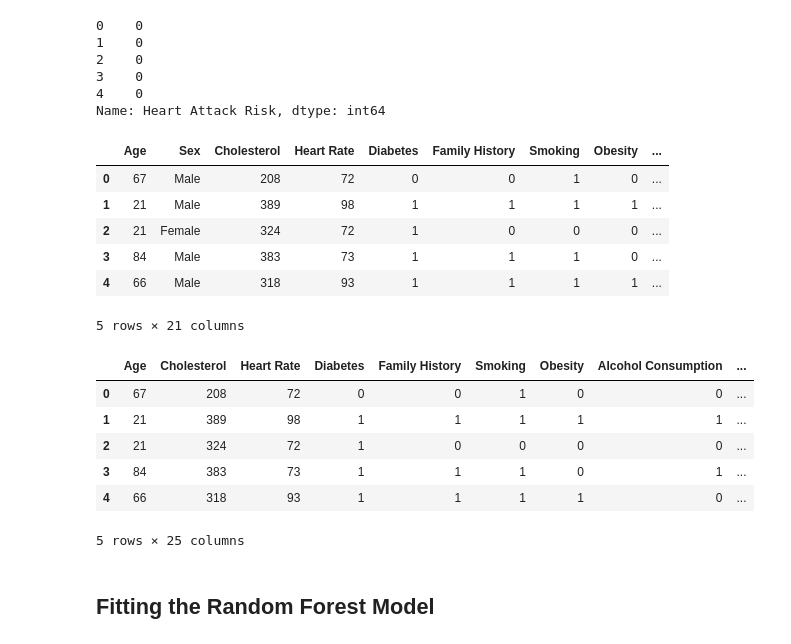
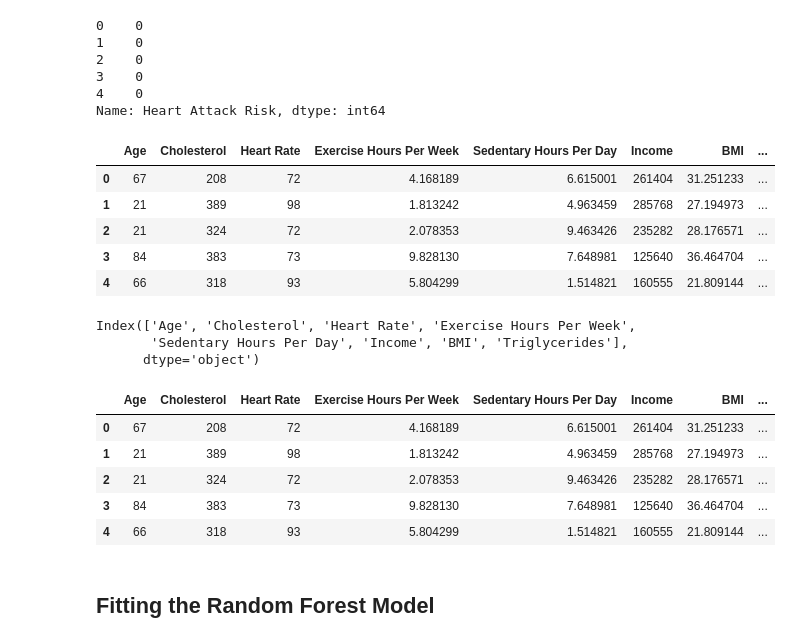
Before and after one commit to bill-leang/project4_group3_health_ml, a Jupyter notebook: BJ Trial/heart_explore random forest 1 standard.ipynb, the cells around one changed output. Drawn from its saved outputs; the diff is of its cells as text; code cells hidden in the pictures.

```diff
--- a/BJ Trial/heart_explore random forest 1 standard.ipynb
+++ b/BJ Trial/heart_explore random forest 1 standard.ipynb
@@ -58,45 +59,52 @@ Name: Heart Attack Risk, dtype: int64
 # %%
 # Define features set
 X = df_heart.copy()
-X.drop(["Patient ID","Blood Pressure","Blood Pressure","Country","Continent","Heart Attack Risk"], axis=1, inplace=True)
+X.drop(["Patient ID","Blood Pressure","Blood Pressure","Country","Continent","Hemisphere",
+        "Smoking", "Diabetes", "Obesity", "Alcohol Consumption", "Previous Heart Problems", "Medication Use",
+        "Family History", "Diet", "Sleep Hours Per Day", "Physical Activity Days Per Week", "Heart Attack Risk",
+        "Stress Level", "Sex"], axis=1, inplace=True)
 X.head()
 # %% [output]
-|  | Age | Sex | Cholesterol | Heart Rate | Diabetes | Family History | Smoking | Obesity | ... |
-| 0 | 67 | Male | 208 | 72 | 0 | 0 | 1 | 0 | ... |
-| 1 | 21 | Male | 389 | 98 | 1 | 1 | 1 | 1 | ... |
-| 2 | 21 | Female | 324 | 72 | 1 | 0 | 0 | 0 | ... |
-| 3 | 84 | Male | 383 | 73 | 1 | 1 | 1 | 0 | ... |
-| 4 | 66 | Male | 318 | 93 | 1 | 1 | 1 | 1 | ... |
+|  | Age | Cholesterol | Heart Rate | Exercise Hours Per Week | Sedentary Hours Per Day | Income | BMI | ... |
+| 0 | 67 | 208 | 72 | 4.168189 | 6.615001 | 261404 | 31.251233 | ... |
+| 1 | 21 | 389 | 98 | 1.813242 | 4.963459 | 285768 | 27.194973 | ... |
+| 2 | 21 | 324 | 72 | 2.078353 | 9.463426 | 235282 | 28.176571 | ... |
+| 3 | 84 | 383 | 73 | 9.828130 | 7.648981 | 125640 | 36.464704 | ... |
+| 4 | 66 | 318 | 93 | 5.804299 | 1.514821 | 160555 | 21.809144 | ... |
-5 rows × 21 columns
+# %%
+print(X.columns)
+# %% [output]
+Index(['Age', 'Cholesterol', 'Heart Rate', 'Exercise Hours Per Week',
+       'Sedentary Hours Per Day', 'Income', 'BMI', 'Triglycerides'],
+      dtype='object')
 # %%
-# Sex Convert categorical column to binary (dummy) variables
-df_dummies = pd.get_dummies(X['Sex'], prefix='Sex')
-X.drop(["Sex"], axis=1, inplace=True)
-# Concatenate the dummy variables with the original DataFrame
-X = pd.concat([X, df_dummies], axis=1)
+# # Sex Convert categorical column to binary (dummy) variables
+# df_dummies = pd.get_dummies(X['Sex'], prefix='Sex')
+# X.drop(["Sex"], axis=1, inplace=True)
+# # Concatenate the dummy variables with the original DataFrame
+# X = pd.concat([X, df_dummies], axis=1)
+# X.head()
+
+# # Hemisphere Convert categorical column to binary (dummy) variables
+# df_dummies = pd.get_dummies(X['Hemisphere'], prefix='Hemisphere')
+# X.drop(["Hemisphere"], axis=1, inplace=True)
+# # Concatenate the dummy variables with the original DataFrame
+# X = pd.concat([X, df_dummies], axis=1)
+# X.head()
+
+# # Diet Convert categorical column to binary (dummy) variables
+# df_dummies = pd.get_dummies(X['Diet'], prefix='Diet')
+# X.drop(["Diet"], axis=1, inplace=True)
+# # Concatenate the dummy variables with the original DataFrame
+# X = pd.concat([X, df_dummies], axis=1)
 X.head()
-
-# Hemisphere Convert categorical column to binary (dummy) variables
-df_dummies = pd.get_dummies(X['Hemisphere'], prefix='Hemisphere')
-X.drop(["Hemisphere"], axis=1, inplace=True)
-# Concatenate the dummy variables with the original DataFrame
-X = pd.concat([X, df_dummies], axis=1)
-X.head()
-
-# Diet Convert categorical column to binary (dummy) variables
-df_dummies = pd.get_dummies(X['Diet'], prefix='Diet')
-X.drop(["Diet"], axis=1, inplace=True)
-# Concatenate the dummy variables with the original DataFrame
-X = pd.concat([X, df_dummies], axis=1)
-X.head()
 # %% [output]
-|  | Age | Cholesterol | Heart Rate | Diabetes | Family History | Smoking | Obesity | Alcohol Consumption | ... |
-| 0 | 67 | 208 | 72 | 0 | 0 | 1 | 0 | 0 | ... |
-| 1 | 21 | 389 | 98 | 1 | 1 | 1 | 1 | 1 | ... |
-| 2 | 21 | 324 | 72 | 1 | 0 | 0 | 0 | 0 | ... |
-| 3 | 84 | 383 | 73 | 1 | 1 | 1 | 0 | 1 | ... |
-| 4 | 66 | 318 | 93 | 1 | 1 | 1 | 1 | 0 | ... |
+|  | Age | Cholesterol | Heart Rate | Exercise Hours Per Week | Sedentary Hours Per Day | Income | BMI | ... |
+| 0 | 67 | 208 | 72 | 4.168189 | 6.615001 | 261404 | 31.251233 | ... |
+| 1 | 21 | 389 | 98 | 1.813242 | 4.963459 | 285768 | 27.194973 | ... |
+| 2 | 21 | 324 | 72 | 2.078353 | 9.463426 | 235282 | 28.176571 | ... |
+| 3 | 84 | 383 | 73 | 9.828130 | 7.648981 | 125640 | 36.464704 | ... |
+| 4 | 66 | 318 | 93 | 5.804299 | 1.514821 | 160555 | 21.809144 | ... |
-5 rows × 25 columns
 # %%
 # Splitting into Train and Test sets
 X_train, X_test, y_train, y_test = train_test_split(X, y, random_state=75)
```
Also changed, not shown: parts of 23 cells of this notebook, 3 other files.
